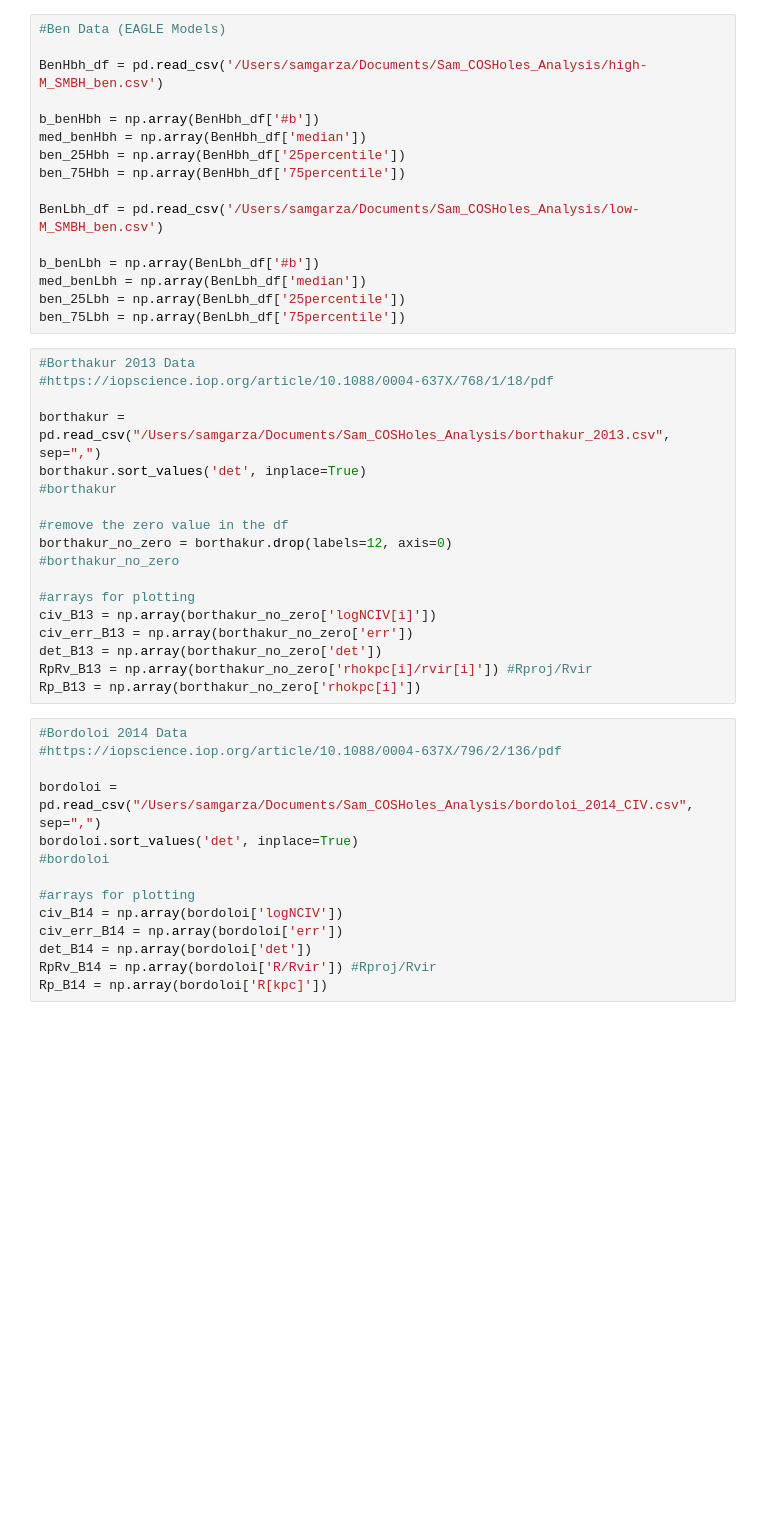
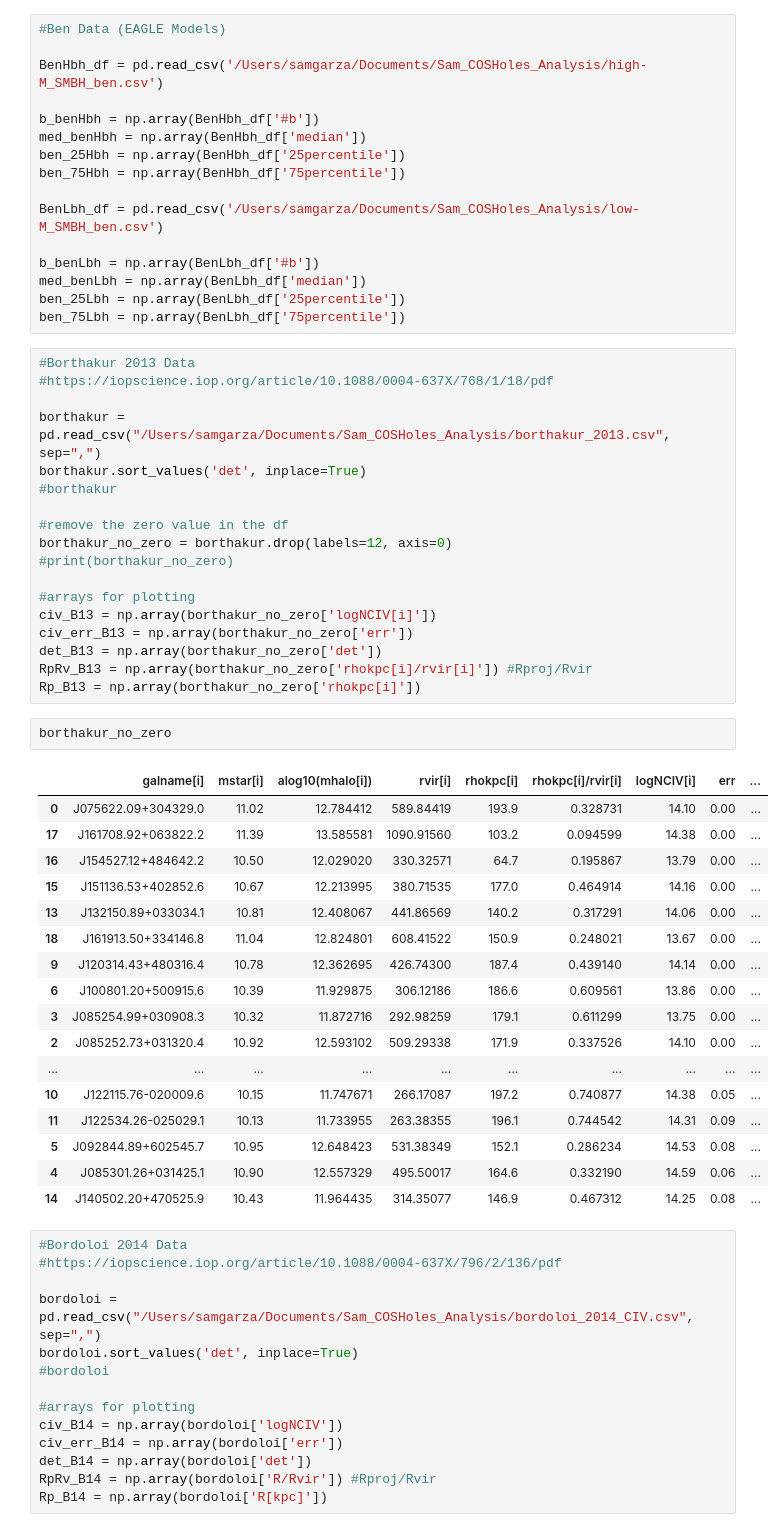
Before and after one commit to samlugarza/COS-Holes, a Jupyter notebook: notebooks/COS-Holes_&_literature_CIV_analysis.ipynb, the cells around one changed output. Cells and saved outputs as stored; diff of their text form; blank space fills up the shorter version.

```diff
--- a/notebooks/COS-Holes_&_literature_CIV_analysis.ipynb
+++ b/notebooks/COS-Holes_&_literature_CIV_analysis.ipynb
@@ -254,7 +254,7 @@ borthakur.sort_values('det', inplace=True)
 
 #remove the zero value in the df
 borthakur_no_zero = borthakur.drop(labels=12, axis=0)
-#borthakur_no_zero
+#print(borthakur_no_zero)
 
 #arrays for plotting
 civ_B13 = np.array(borthakur_no_zero['logNCIV[i]'])
@@ -262,6 +262,26 @@ civ_err_B13 = np.array(borthakur_no_zero['err'])
 det_B13 = np.array(borthakur_no_zero['det'])
 RpRv_B13 = np.array(borthakur_no_zero['rhokpc[i]/rvir[i]']) #Rproj/Rvir
 Rp_B13 = np.array(borthakur_no_zero['rhokpc[i]'])
+# %%
+borthakur_no_zero
+# %% [output]
+|  | galname[i] | mstar[i] | alog10(mhalo[i]) | rvir[i] | rhokpc[i] | rhokpc[i]/rvir[i] | logNCIV[i] | err | ... |
+| 0 | J075622.09+304329.0 | 11.02 | 12.784412 | 589.84419 | 193.9 | 0.328731 | 14.10 | 0.00 | ... |
+| 17 | J161708.92+063822.2 | 11.39 | 13.585581 | 1090.91560 | 103.2 | 0.094599 | 14.38 | 0.00 | ... |
+| 16 | J154527.12+484642.2 | 10.50 | 12.029020 | 330.32571 | 64.7 | 0.195867 | 13.79 | 0.00 | ... |
+| 15 | J151136.53+402852.6 | 10.67 | 12.213995 | 380.71535 | 177.0 | 0.464914 | 14.16 | 0.00 | ... |
+| 13 | J132150.89+033034.1 | 10.81 | 12.408067 | 441.86569 | 140.2 | 0.317291 | 14.06 | 0.00 | ... |
+| 18 | J161913.50+334146.8 | 11.04 | 12.824801 | 608.41522 | 150.9 | 0.248021 | 13.67 | 0.00 | ... |
+| 9 | J120314.43+480316.4 | 10.78 | 12.362695 | 426.74300 | 187.4 | 0.439140 | 14.14 | 0.00 | ... |
+| 6 | J100801.20+500915.6 | 10.39 | 11.929875 | 306.12186 | 186.6 | 0.609561 | 13.86 | 0.00 | ... |
+| 3 | J085254.99+030908.3 | 10.32 | 11.872716 | 292.98259 | 179.1 | 0.611299 | 13.75 | 0.00 | ... |
+| 2 | J085252.73+031320.4 | 10.92 | 12.593102 | 509.29338 | 171.9 | 0.337526 | 14.10 | 0.00 | ... |
+| ... | ... | ... | ... | ... | ... | ... | ... | ... | ... |
+| 10 | J122115.76-020009.6 | 10.15 | 11.747671 | 266.17087 | 197.2 | 0.740877 | 14.38 | 0.05 | ... |
+| 11 | J122534.26-025029.1 | 10.13 | 11.733955 | 263.38355 | 196.1 | 0.744542 | 14.31 | 0.09 | ... |
+| 5 | J092844.89+602545.7 | 10.95 | 12.648423 | 531.38349 | 152.1 | 0.286234 | 14.53 | 0.08 | ... |
+| 4 | J085301.26+031425.1 | 10.90 | 12.557329 | 495.50017 | 164.6 | 0.332190 | 14.59 | 0.06 | ... |
+| 14 | J140502.20+470525.9 | 10.43 | 11.964435 | 314.35077 | 146.9 | 0.467312 | 14.25 | 0.08 | ... |
 # %%
 #Bordoloi 2014 Data
 #https://iopscience.iop.org/article/10.1088/0004-637X/796/2/136/pdf
```
Also changed, not shown: parts of 11 cells of this notebook.
